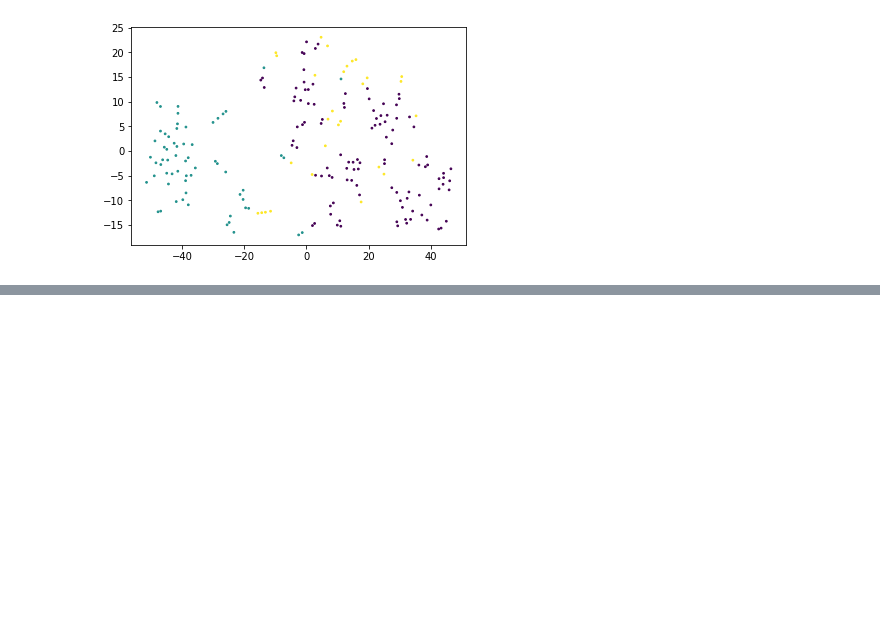
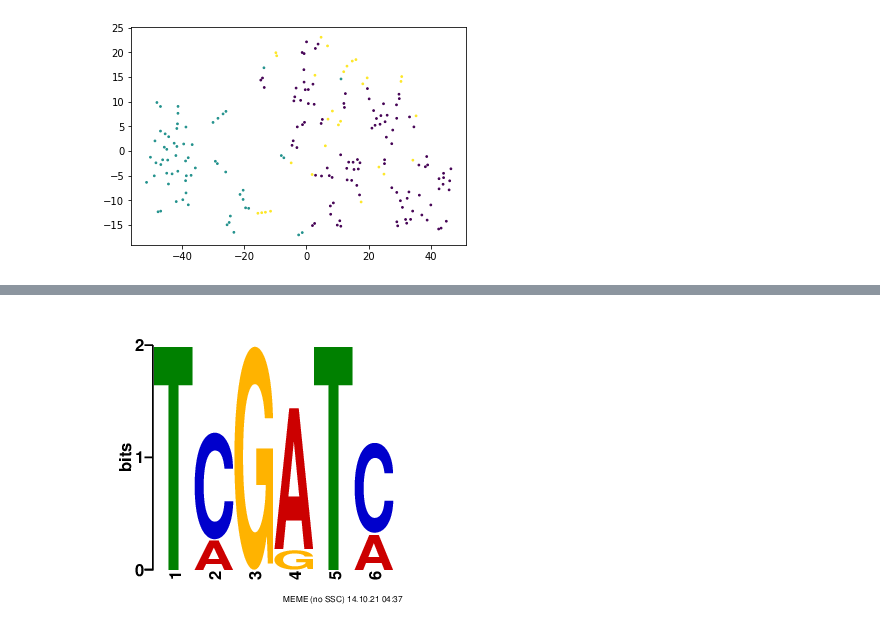
Before and after one commit to AvantiShri/colab_notebooks, a Jupyter notebook: misc_examples/SimulateImpScores.ipynb, the cells around one changed output, grey strips where cells are left out. Cells and saved outputs as stored; diff of their text form; code cells hidden in the pictures; blank space fills up the shorter version.

```diff
--- a/misc_examples/SimulateImpScores.ipynb
+++ b/misc_examples/SimulateImpScores.ipynb
@@ -1068,0 +1148,5 @@ plt.show()
+# %%
+from IPython.display import Image
+Image(filename='logo1.png')
+# %% [output]
+[figure, added]
```
Also changed, not shown: parts of 9 cells of this notebook.
